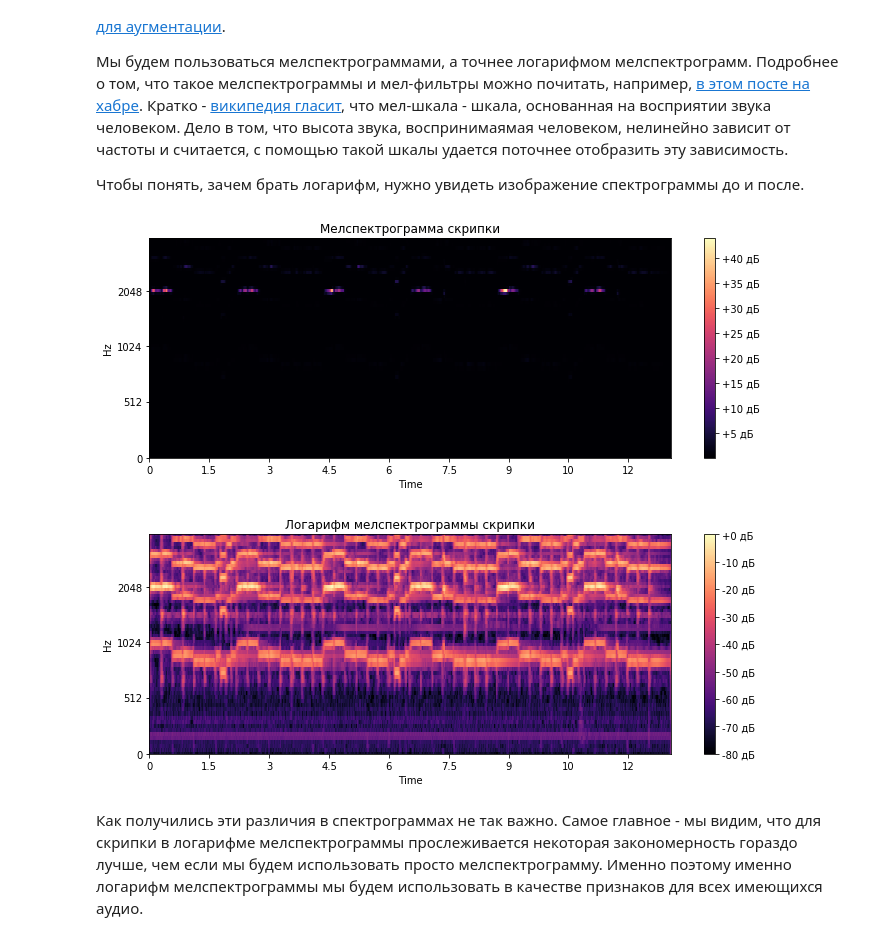
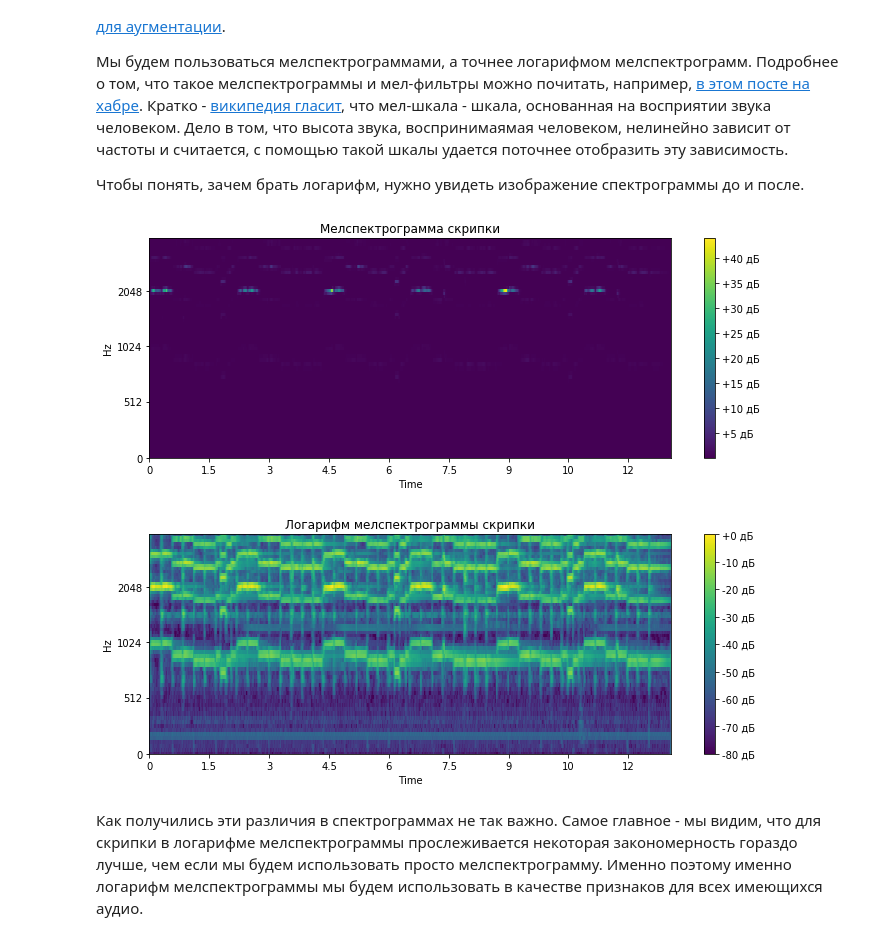
Before and after one commit to Ananaskelly/Event-detection, a Jupyter notebook: main.ipynb, the cells around one changed output. Saved outputs shown, nothing was run; the diff lists cells and outputs as text; code cells hidden in the pictures.

```diff
--- a/main.ipynb
+++ b/main.ipynb
@@ -23,8 +23,8 @@ from utils.preprocessing import extract_log_mel_feats
 
 При работе со звуком в основном принято использовать не "сырые" данные - значения амплитуд в каждый момент времени, а извлекать из файлов какие-нибудь признаки (хотя, конечно, существуют успешные примеры работы и на прямую с сырыми данными, например, [WaveNet](https://arxiv.org/pdf/1609.03499.pdf)). Обычно для этого требуется переход в спектральную область, который осуществляется при помощи [преобразования Фурье](https://betterexplained.com/articles/an-interactive-guide-to-the-fourier-transform/). Затем можно извлекать различные признаки - спектрограммы, мелспектрограммы, mfcc-коэффициенты. Мы будем работать с мелспектрограммами, о чем подробнее чуть ниже.
 # %%
-train_folder = './data/audio_train'
-test_folder = './data/audio_test'
+train_folder = './data/audio_train/'
+test_folder = './data/audio_test/'
 
 
 sample_rate = 8000
@@ -45,27 +45,28 @@ mels = 64
 # %%
 wav_data, sr = load_wav(os.path.join(train_folder, 'aaf6167e.wav'), sr=sample_rate)
 
 mel_spec = melspectrogram(wav_data, n_fft=fft_size, hop_length=hop, n_mels=mels,
                           fmax=sample_rate//2)
 
 plt.figure(figsize=(10, 4))
+colors = 'viridis'
 specshow(mel_spec, y_axis='mel',
-         fmax=sample_rate//2, x_axis='time')
+         fmax=sample_rate//2, x_axis='time', cmap=colors)
 plt.colorbar(format='%+2.0f дБ')
 plt.title('Мелспектрограмма скрипки')
 plt.tight_layout()
 plt.show()
 
 plt.figure(figsize=(10, 4))
 specshow(power_to_db(mel_spec, ref=np.max), y_axis='mel',
-         fmax=sample_rate//2, x_axis='time')
+         fmax=sample_rate//2, x_axis='time', cmap=colors)
 plt.colorbar(format='%+2.0f дБ')
 plt.title('Логарифм мелспектрограммы скрипки')
 plt.tight_layout()
 plt.show()
 # %% [output]
-[figure, old version]
+[figure, new version]
-[figure, old version]
+[figure, new version]
 # %% [markdown]
 Как получились эти различия в спектрограммах не так важно. Самое главное - мы видим, что для скрипки в логарифме мелспектрограммы прослеживается некоторая закономерность гораздо лучше, чем если мы будем использовать просто мелспектрограмму.
 Именно поэтому именно логарифм мелспектрограммы мы будем использовать в качестве признаков для всех имеющихся аудио.
```
Also changed, not shown: parts of 7 cells of this notebook, 1 other file.
